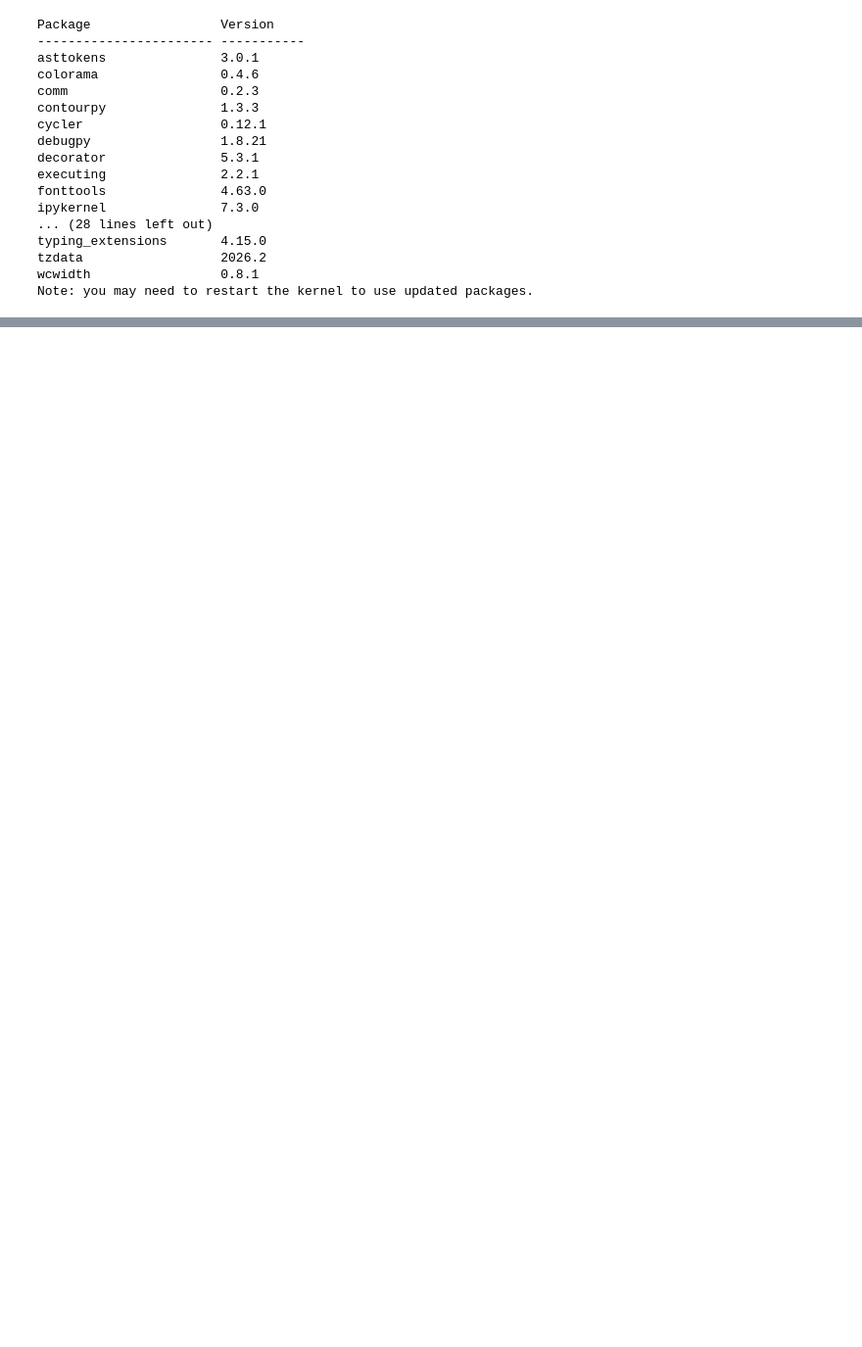
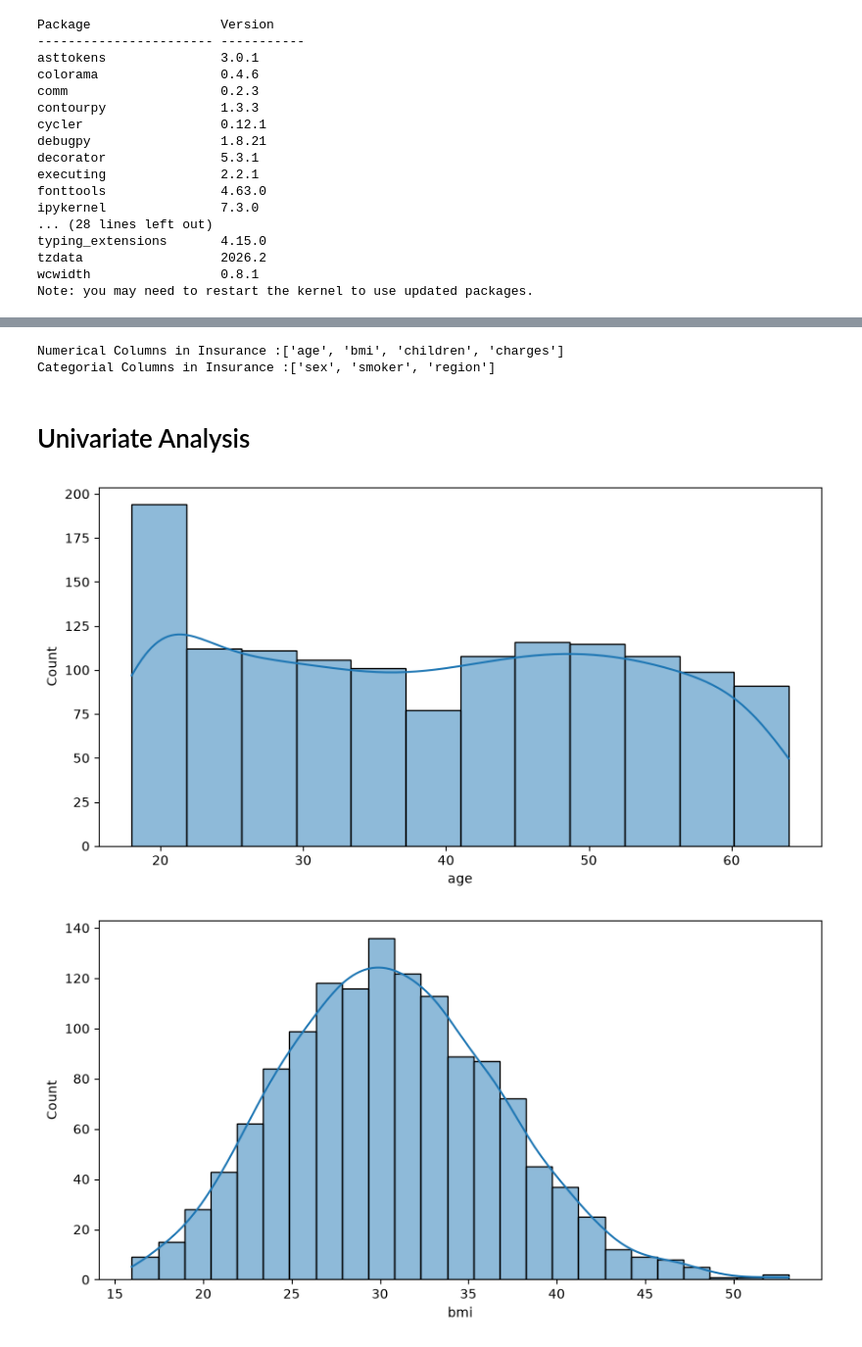
Before and after one commit to Yogeshch06/EDA, a Jupyter notebook: EDA_insurance/Insurance.ipynb, the cells around one changed output, grey strips where cells are left out. Shown at 98% size. Saved outputs shown, nothing was run; the diff lists cells and outputs as text; code cells hidden in the pictures; blank space fills up the shorter version.

Commit message:
Initial Changes in insurance

```diff
--- a/EDA_insurance/Insurance.ipynb
+++ b/EDA_insurance/Insurance.ipynb
@@ -20,0 +27,4 @@ Note: you may need to restart the kernel to use updated packages.
+# %%
+path = 'insurance.csv'
+ins = pd.read_csv(path)
+ins.head()
@@ -20,0 +82,21 @@ Note: you may need to restart the kernel to use updated packages.
+# %%
+num = ['age', 'bmi', 'children', 'charges']
+cat = ['sex', 'smoker', 'region']
+# %%
+print(f'Numerical Columns in Insurance :{num}')
+print(f'Categorial Columns in Insurance :{cat}')
+# %% [output]
+Numerical Columns in Insurance :['age', 'bmi', 'children', 'charges']
+Categorial Columns in Insurance :['sex', 'smoker', 'region']
+# %% [markdown]
+# Univariate Analysis
+# %%
+for i in num:
+    plt.figure(figsize=(10, 5))
+    sns.histplot(
+          data=ins[i],
+          kde=True)
+    plt.show()
+# %% [output]
+[figure, added]
+[figure, added]
```
Also changed, not shown: parts of 8 cells of this notebook, 1 other file.
